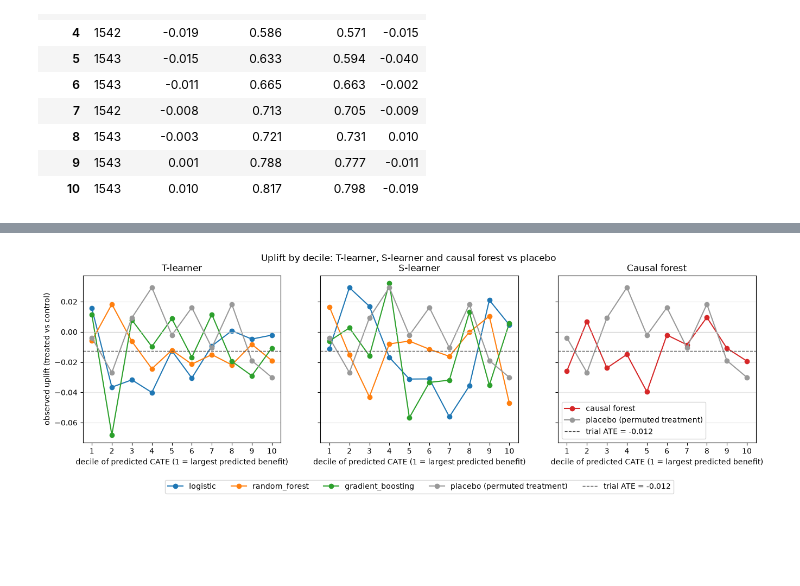
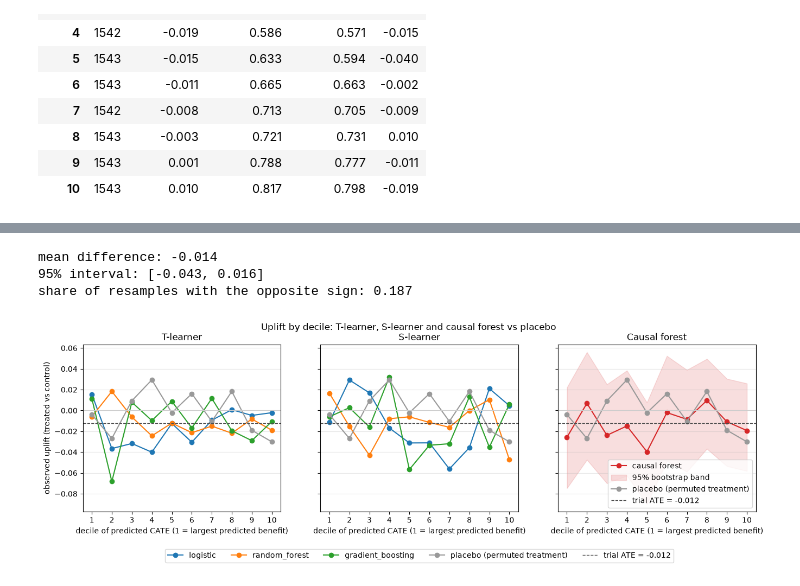
Before and after one commit to itsfedee/personalized-treatment-effects, a Jupyter notebook: notebooks/06_cate_learners.ipynb, the cells around one changed output, grey strips where cells are left out. Cells and saved outputs as stored; diff of their text form; code cells hidden in the pictures; blank space fills up the shorter version.

Commit message:
Add bootstrap_uplift with tests and bootstrap band in notebook 06

```diff
--- a/notebooks/06_cate_learners.ipynb
+++ b/notebooks/06_cate_learners.ipynb
@@ -102,3 +103,7 @@ uplifts["causal_forest"].round(3)
 | 8 | 1543 | -0.003 | 0.721 | 0.731 | 0.010 |
 | 9 | 1543 | 0.001 | 0.788 | 0.777 | -0.011 |
 | 10 | 1543 | 0.010 | 0.817 | 0.798 | -0.019 |
+# %%
+boot = bootstrap_uplift(cates["causal_forest"], y_train, t_train)
+print(boot.shape)
+boot.std().round(3)
@@ -105,3 +124,13 @@ uplifts["causal_forest"].round(3)
+# %%
+diff = boot[[1, 2, 3, 4, 5]].mean(axis=1) - boot[[6, 7, 8, 9, 10]].mean(axis=1)
+
+print("mean difference:", round(diff.mean(), 3))
+print("95% interval:", diff.quantile([0.025, 0.975]).round(3).tolist())
+print("share of resamples with the opposite sign:", (diff >= 0).mean())
+# %% [output]
+mean difference: -0.014
+95% interval: [-0.043, 0.016]
+share of resamples with the opposite sign: 0.187
 # %%
 ate = y_train[t_train == 1].mean() - y_train[t_train == 0].mean()
 colors = {
@@ -117,35 +146,44 @@ for ax, learner in zip(axes, ("t", "s", "cf")):
         u = uplifts["causal_forest"]
         ax.plot(
             u.index, u["uplift"], marker="o", color="tab:red", label="causal forest"
+        )
+        band = boot.quantile([0.025, 0.975])
+        ax.fill_between(
+            u.index,
+            band.loc[0.025],
+            band.loc[0.975],
+            color="tab:red",
+            alpha=0.15,
+            label="95% bootstrap band",
         )
     else:
         for clf_name, color in colors.items():
             u = uplifts[f"{learner}_{clf_name}"]
             ax.plot(u.index, u["uplift"], marker="o", color=color, label=clf_name)
     u = uplifts["placebo"]
     ax.plot(
         u.index,
         u["uplift"],
         marker="o",
         color="0.6",
         label="placebo (permuted treatment)",
     )
     ax.axhline(
         ate, linestyle="--", color="0.3", linewidth=1, label=f"trial ATE = {ate:.3f}"
     )
     ax.axhline(0, color="0.8", linewidth=0.8)
     ax.set_xticks(u.index)
     ax.set_xlabel("decile of predicted CATE (1 = largest predicted benefit)")
     ax.set_title(titles[learner])
     ax.grid(axis="y", alpha=0.3)
 
 axes[0].set_ylabel("observed uplift (treated vs control)")
 axes[1].legend(loc="upper center", bbox_to_anchor=(0.5, -0.2), ncol=5)
 axes[2].legend(loc="best")
 fig.suptitle("Uplift by decile: T-learner, S-learner and causal forest vs placebo")
 plt.show()
 # %% [output]
-[figure, old version]
+[figure, new version]
 # %% [markdown]
 ## Conclusions
 
```
Also changed, not shown: parts of 3 cells of this notebook, 2 other files.
